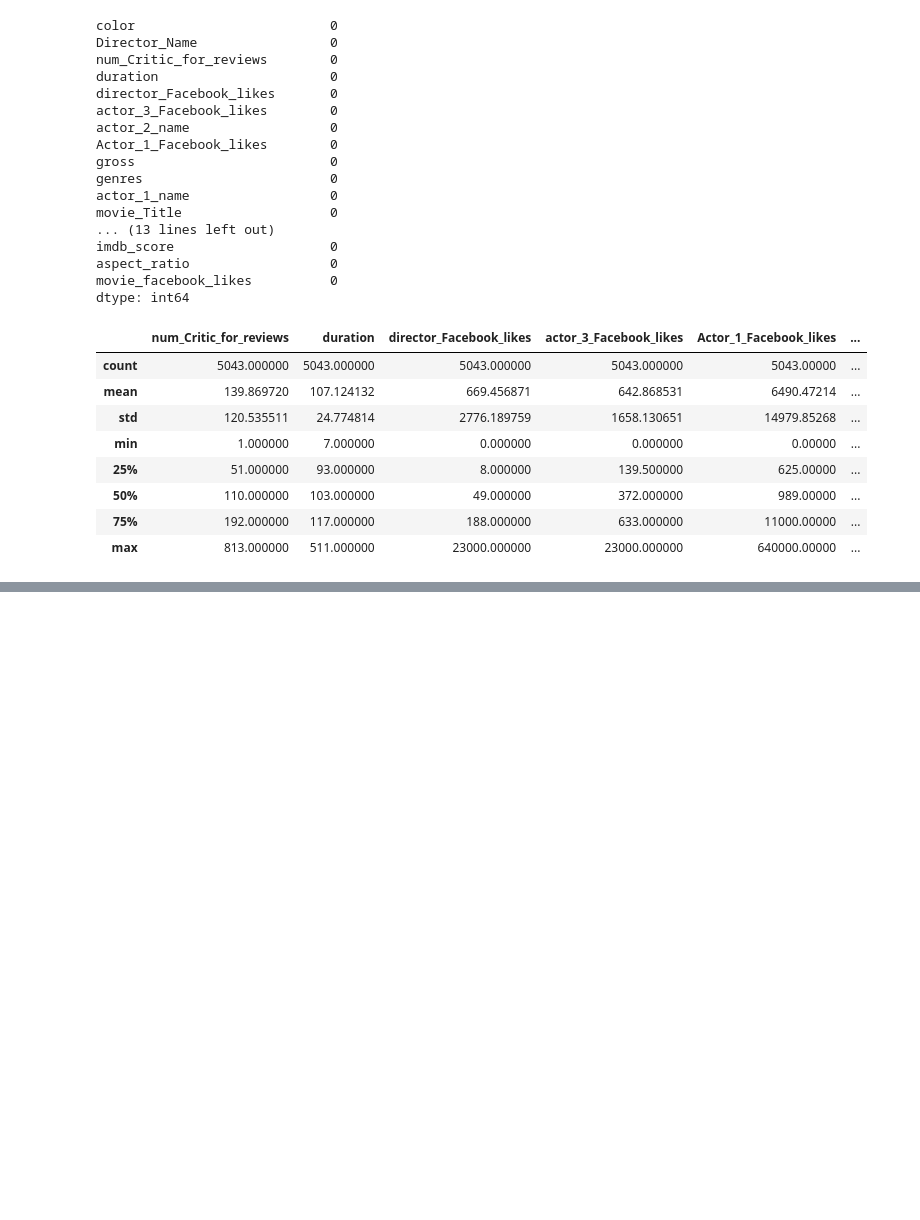
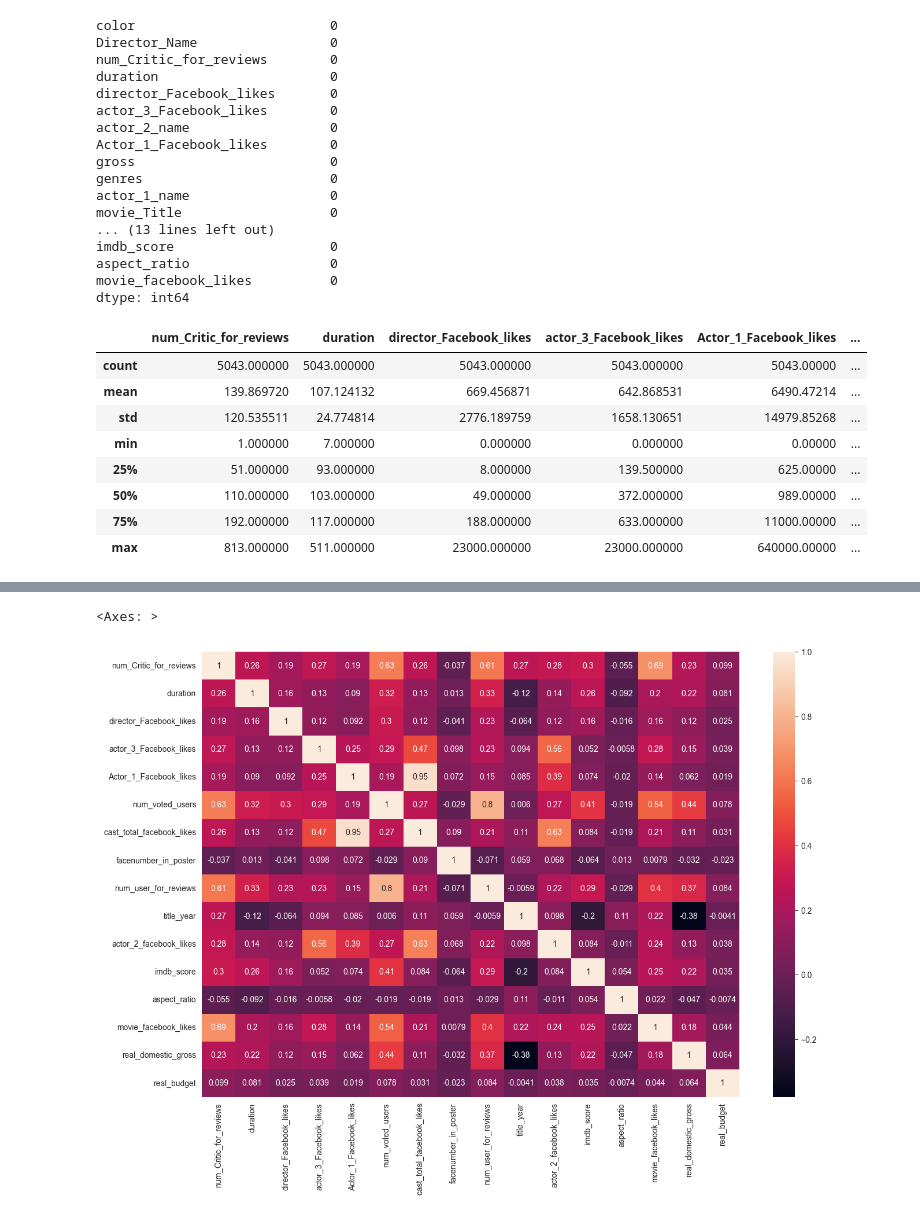
Before and after one commit to stwz13/ml, a Jupyter notebook: practice2.ipynb, the cells around one changed output, grey strips where cells are left out. Saved outputs shown, nothing was run; the diff lists cells and outputs as text; code cells hidden in the pictures; blank space fills up the shorter version.

```diff
--- a/practice2.ipynb
+++ b/practice2.ipynb
@@ -207,6 +211,7 @@ array([[<Axes: title={'center': 'num_Critic_for_reviews'}>,
 fig, axs = plt.subplots(2, 6, figsize=(30, 30))
 plt.subplots_adjust(wspace=0.4, hspace=0.3)
 ax_flatten = axs.flatten()
+numeric_columns = movies_data.select_dtypes(include="number").columns
 for i in range(len(ax_flatten)):
-    sns.boxplot(data, y = data[numeric_columns[i]], ax = ax_flatten[i])
+    sns.boxplot(movies_data, y = movies_data[numeric_columns[i]], ax = ax_flatten[i])
 # %% [output]
@@ -258,0 +263,6 @@ array([[<Axes: title={'center': 'num_Critic_for_reviews'}>,
+# %%
+plt.figure(figsize=(15, 10))
+sns.heatmap(movies_data[numeric_columns].corr(), annot=True)
+# %% [output]
+<Axes: >
+[figure, added]
```
Also changed, not shown: parts of 21 cells of this notebook.
